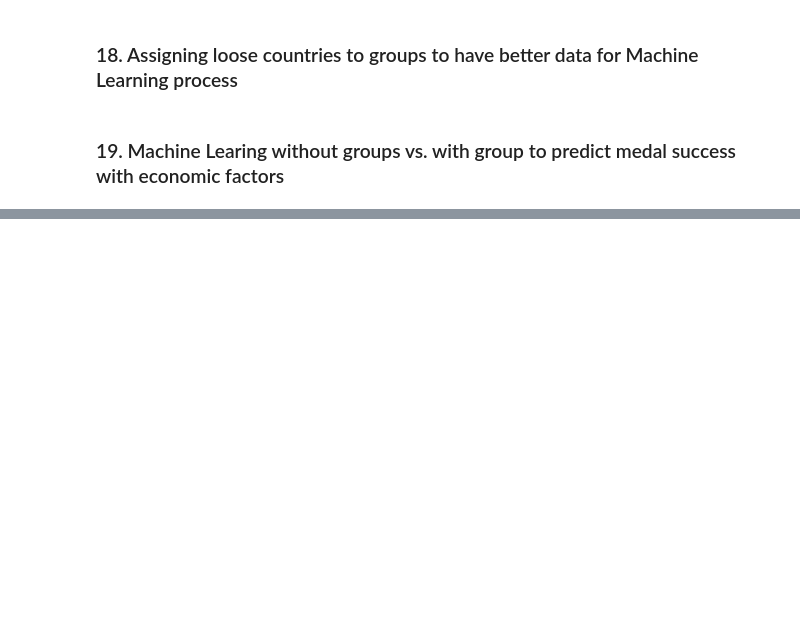
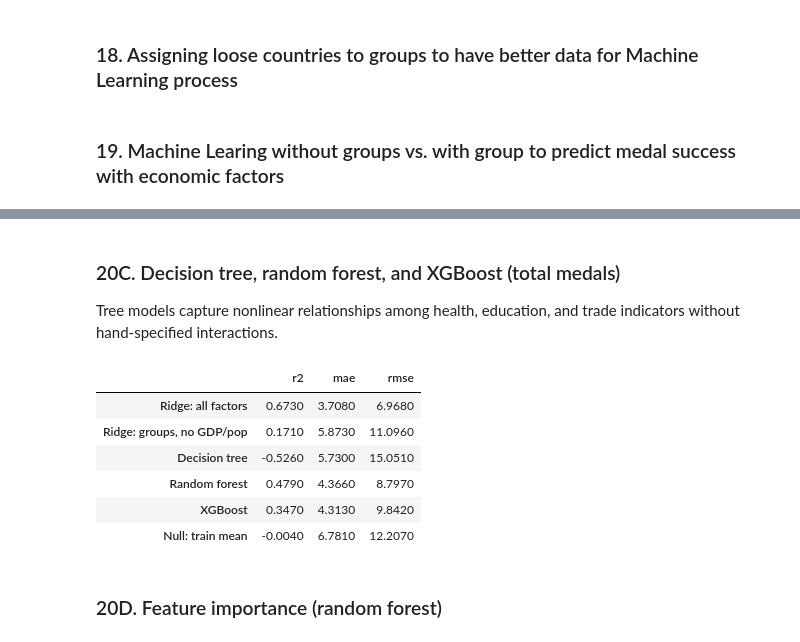
Before and after one commit to ahmadmashhood01/IST.707-PROJECT, a Jupyter notebook: notebooks/olympic_economics_split_models.ipynb, the cells around one changed output, grey strips where cells are left out. Saved outputs shown, nothing was run; the diff lists cells and outputs as text; code cells hidden in the pictures; blank space fills up the shorter version.

```diff
--- a/notebooks/olympic_economics_split_models.ipynb
+++ b/notebooks/olympic_economics_split_models.ipynb
@@ -1150,0 +1263,63 @@ print("Groups are defined using GDP per capita and population, so Model 2 still
+# %% [markdown]
+### 20C. Decision tree, random forest, and XGBoost (total medals)
+
+Tree models capture nonlinear relationships among health, education, and trade indicators without hand-specified interactions.
+# %%
+from sklearn.ensemble import RandomForestRegressor
+from sklearn.tree import DecisionTreeRegressor
+
+try:
+    from xgboost import XGBRegressor
+except ImportError:
+    XGBRegressor = None
+
+def fit_tree_regressor(estimator, columns, use_groups=False):
+    numeric = Pipeline([
+        ("impute", SimpleImputer(strategy="median", keep_empty_features=True)),
+        ("scale", StandardScaler()),
+    ])
+    transforms = [("numeric", numeric, columns)]
+    features = list(columns)
+    if use_groups:
+        transforms.append(("groups", OneHotEncoder(handle_unknown="ignore"), ["group_name"]))
+        features.append("group_name")
+    pipe = Pipeline([("preprocess", ColumnTransformer(transforms)), ("model", estimator)])
+    pipe.fit(model_data.iloc[train_idx][features], y.iloc[train_idx])
+    pred = pipe.predict(model_data.iloc[test_idx][features])
+    return pipe, pred, reg_metrics(y_test, pred)
+
+dt_pipe, pred_dt, dt_metrics = fit_tree_regressor(
+    DecisionTreeRegressor(max_depth=6, random_state=42), reduced_cols, use_groups=True
+)
+rf_pipe, pred_rf, rf_metrics = fit_tree_regressor(
+    RandomForestRegressor(n_estimators=200, max_depth=8, random_state=42), reduced_cols, use_groups=True
+)
+xgb_metrics = None
+pred_xgb = None
+if XGBRegressor is not None:
+    xgb_pipe, pred_xgb, xgb_metrics = fit_tree_regressor(
+        XGBRegressor(n_estimators=200, max_depth=4, learning_rate=0.1, random_state=42,
+                     objective="reg:squarederror"),
+        reduced_cols,
+        use_groups=True,
+    )
+
+rows = [all_metrics, group_metrics, dt_metrics, rf_metrics]
+names = ["Ridge: all factors", "Ridge: groups, no GDP/pop", "Decision tree", "Random forest"]
+if xgb_metrics:
+    rows.append(xgb_metrics)
+    names.append("XGBoost")
+rows.extend([null_rows[0]])
+names.append("Null: train mean")
+midterm_table = pd.DataFrame(rows, index=names).round(3)
+display(midterm_table)
+# %% [output]
+|  | r2 | mae | rmse |
+| Ridge: all factors | 0.6730 | 3.7080 | 6.9680 |
+| Ridge: groups, no GDP/pop | 0.1710 | 5.8730 | 11.0960 |
+| Decision tree | -0.5260 | 5.7300 | 15.0510 |
+| Random forest | 0.4790 | 4.3660 | 8.7970 |
+| XGBoost | 0.3470 | 4.3130 | 9.8420 |
+| Null: train mean | -0.0040 | 6.7810 | 12.2070 |
+# %% [markdown]
+### 20D. Feature importance (random forest)
```
Also changed, not shown: parts of 41 cells of this notebook, 2 other files.
